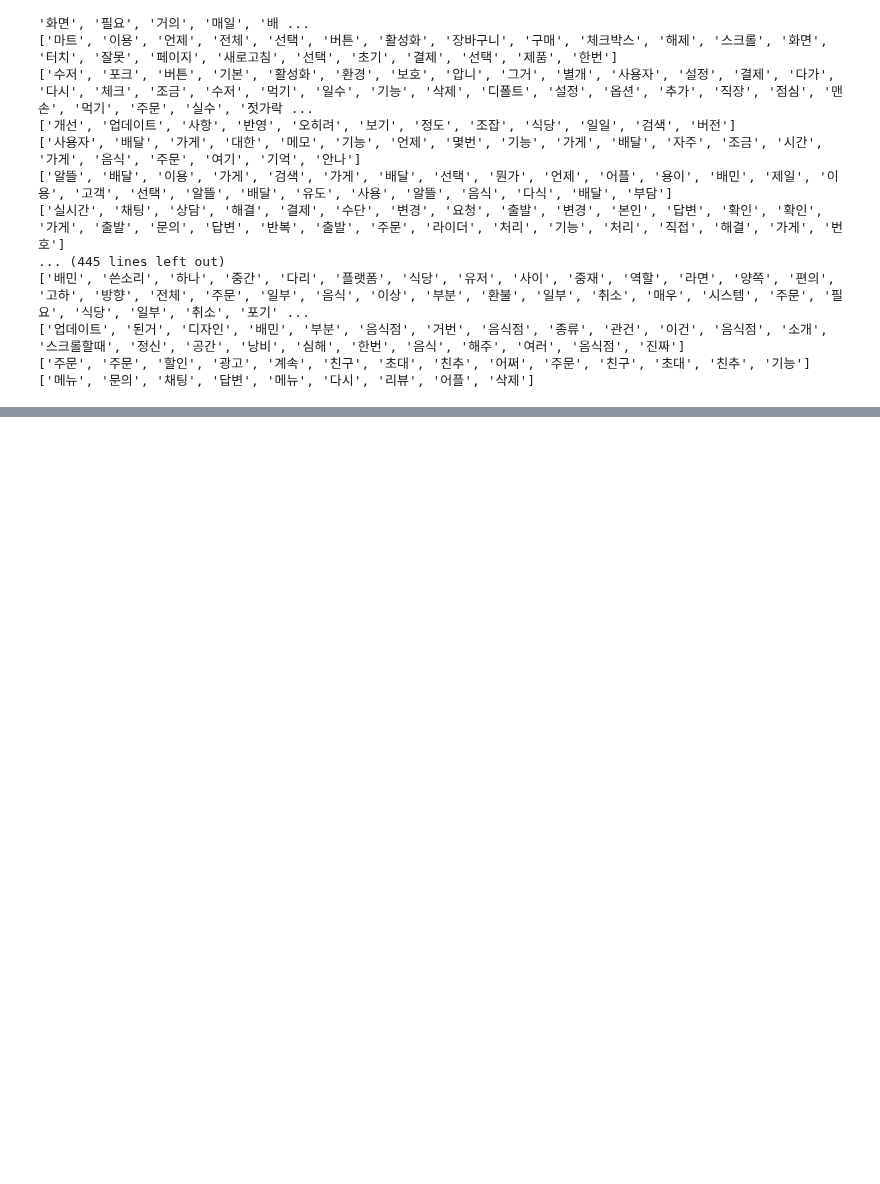
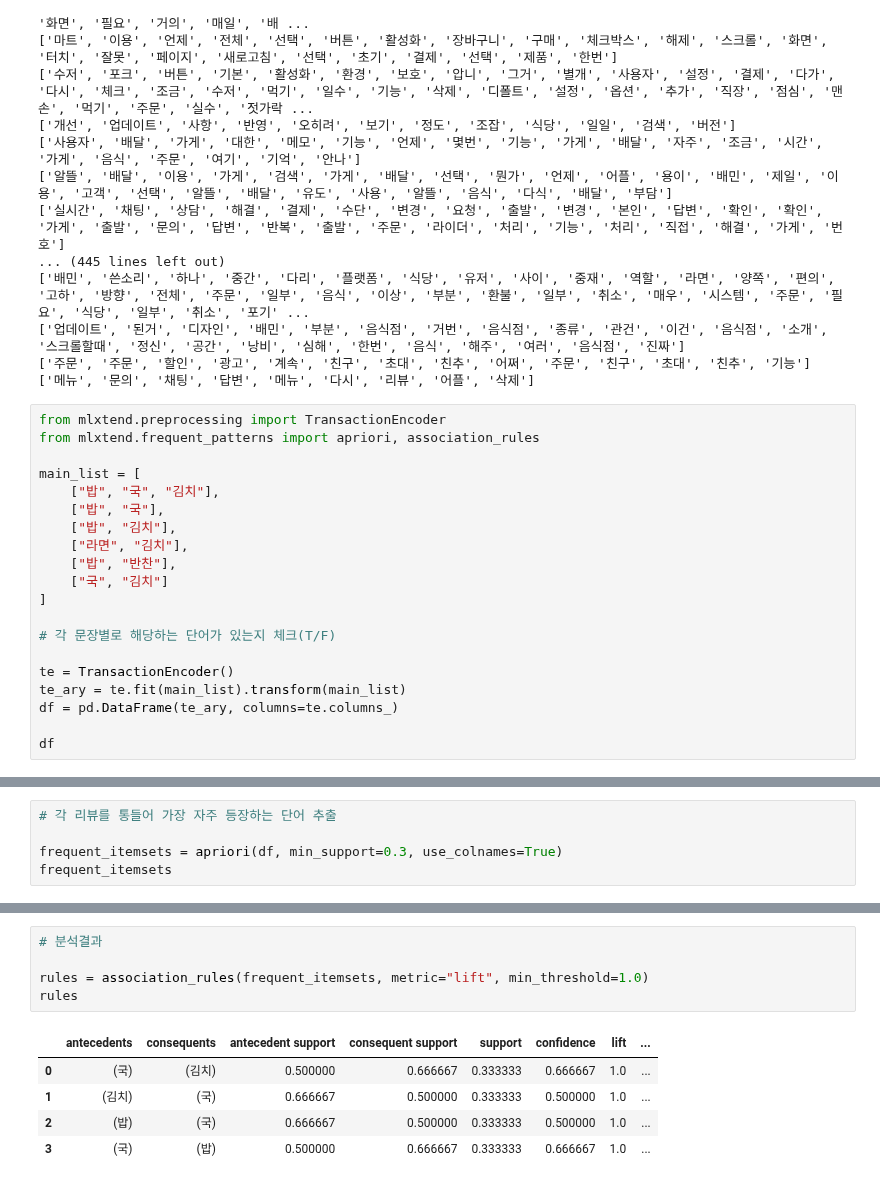
Before and after one commit to walker0625/nlp, a Jupyter notebook: nlp.ipynb, the cells around one changed output, grey strips where cells are left out. Saved outputs shown, nothing was run; the diff lists cells and outputs as text; blank space fills up the shorter version.

```diff
--- a/nlp.ipynb
+++ b/nlp.ipynb
@@ -345,3 +345,23 @@ for each in main_list:
 ['업데이트', '된거', '디자인', '배민', '부분', '음식점', '거번', '음식점', '종류', '관건', '이건', '음식점', '소개', '스크롤할때', '정신', '공간', '낭비', '심해', '한번', '음식', '해주', '여러', '음식점', '진짜']
 ['주문', '주문', '할인', '광고', '계속', '친구', '초대', '친추', '어쩌', '주문', '친구', '초대', '친추', '기능']
 ['메뉴', '문의', '채팅', '답변', '메뉴', '다시', '리뷰', '어플', '삭제']
+# %%
+from mlxtend.preprocessing import TransactionEncoder
+from mlxtend.frequent_patterns import apriori, association_rules
+
+main_list = [
+    ["밥", "국", "김치"],
+    ["밥", "국"],
+    ["밥", "김치"],
+    ["라면", "김치"],
+    ["밥", "반찬"],
+    ["국", "김치"]
+]
+
+# 각 문장별로 해당하는 단어가 있는지 체크(T/F)
+
+te = TransactionEncoder()
+te_ary = te.fit(main_list).transform(main_list)
+df = pd.DataFrame(te_ary, columns=te.columns_)
+
+df
@@ -347,0 +376,5 @@ for each in main_list:
+# %%
+# 각 리뷰를 통들어 가장 자주 등장하는 단어 추출
+
+frequent_itemsets = apriori(df, min_support=0.3, use_colnames=True)
+frequent_itemsets
@@ -347,0 +389,11 @@ for each in main_list:
+# %%
+# 분석결과
+
+rules = association_rules(frequent_itemsets, metric="lift", min_threshold=1.0)
+rules
+# %% [output]
+|  | antecedents | consequents | antecedent support | consequent support | support | confidence | lift | ... |
+| 0 | (국) | (김치) | 0.500000 | 0.666667 | 0.333333 | 0.666667 | 1.0 | ... |
+| 1 | (김치) | (국) | 0.666667 | 0.500000 | 0.333333 | 0.500000 | 1.0 | ... |
+| 2 | (밥) | (국) | 0.666667 | 0.500000 | 0.333333 | 0.500000 | 1.0 | ... |
+| 3 | (국) | (밥) | 0.500000 | 0.666667 | 0.333333 | 0.666667 | 1.0 | ... |
```
Also changed, not shown: parts of 4 cells of this notebook, 2 other files.
